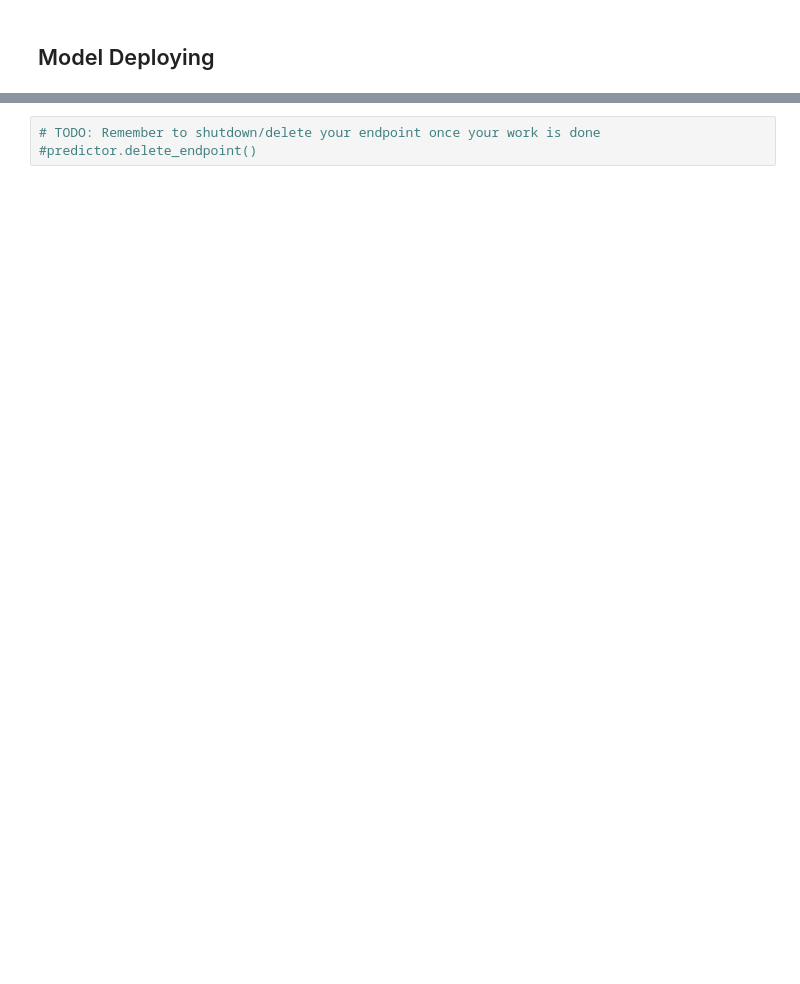
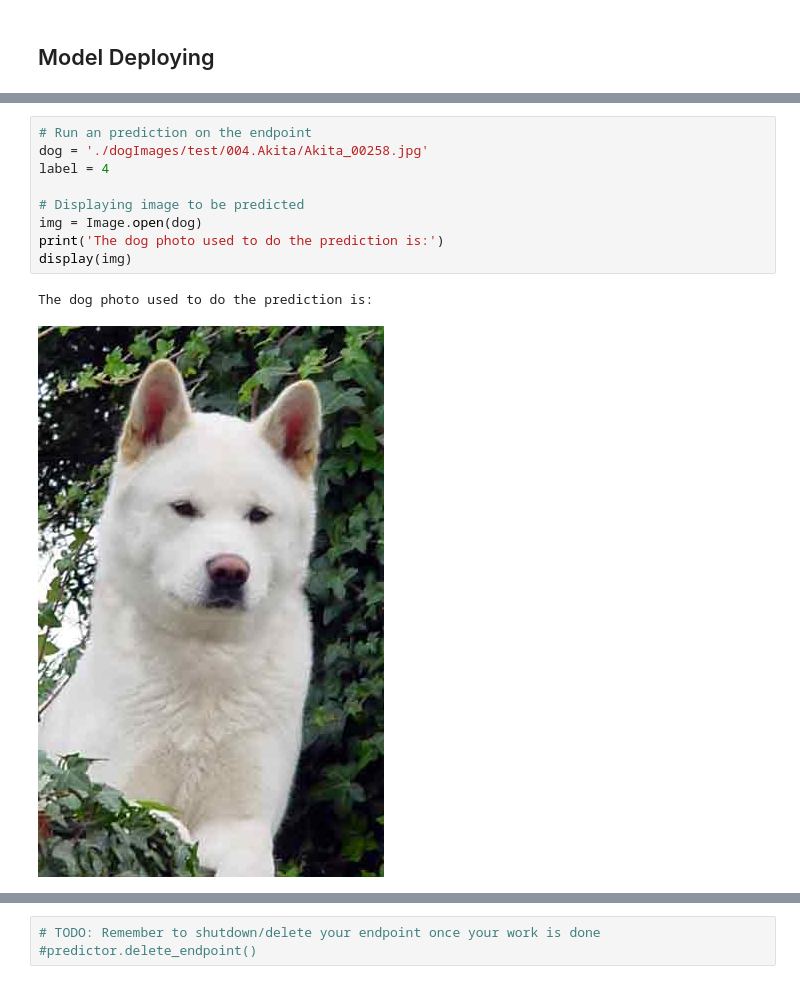
Before and after one commit to seobando/UDACITY_AWSML, a Jupyter notebook: 3 CD0387-deep-learning-topics-within-computer-vision-nlp-project-starter-main/train_and_deploy.ipynb, the cells around one changed output, grey strips where cells are left out. Drawn from its saved outputs; the diff is of its cells as text; blank space fills up the shorter version.

```diff
--- a/3 CD0387-deep-learning-topics-within-computer-vision-nlp-project-starter-main/train_and_deploy.ipynb
+++ b/3 CD0387-deep-learning-topics-within-computer-vision-nlp-project-starter-main/train_and_deploy.ipynb
@@ -359,0 +375,12 @@ print(f'Predicted class: {predicted_class}')
+# %%
+# Run an prediction on the endpoint
+dog = './dogImages/test/004.Akita/Akita_00258.jpg'
+label = 4
+
+# Displaying image to be predicted
+img = Image.open(dog)
+print('The dog photo used to do the prediction is:')
+display(img)
+# %% [output]
+The dog photo used to do the prediction is:
+[figure, added]
```
Also changed, not shown: parts of 56 cells of this notebook, 3 other files.
